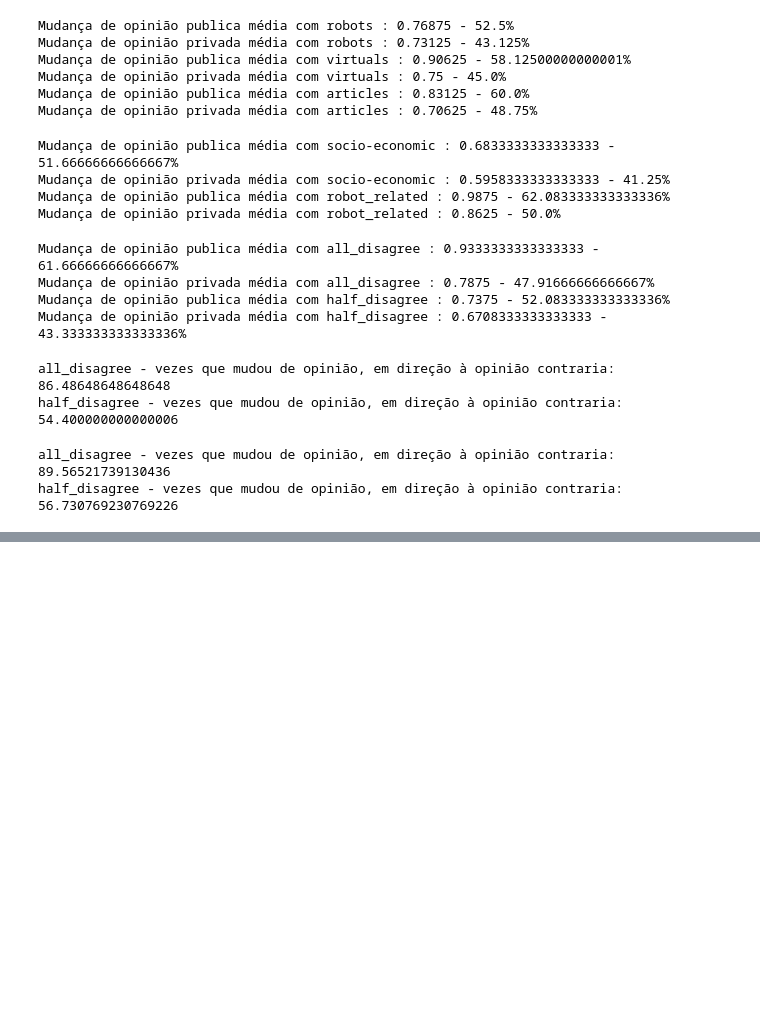
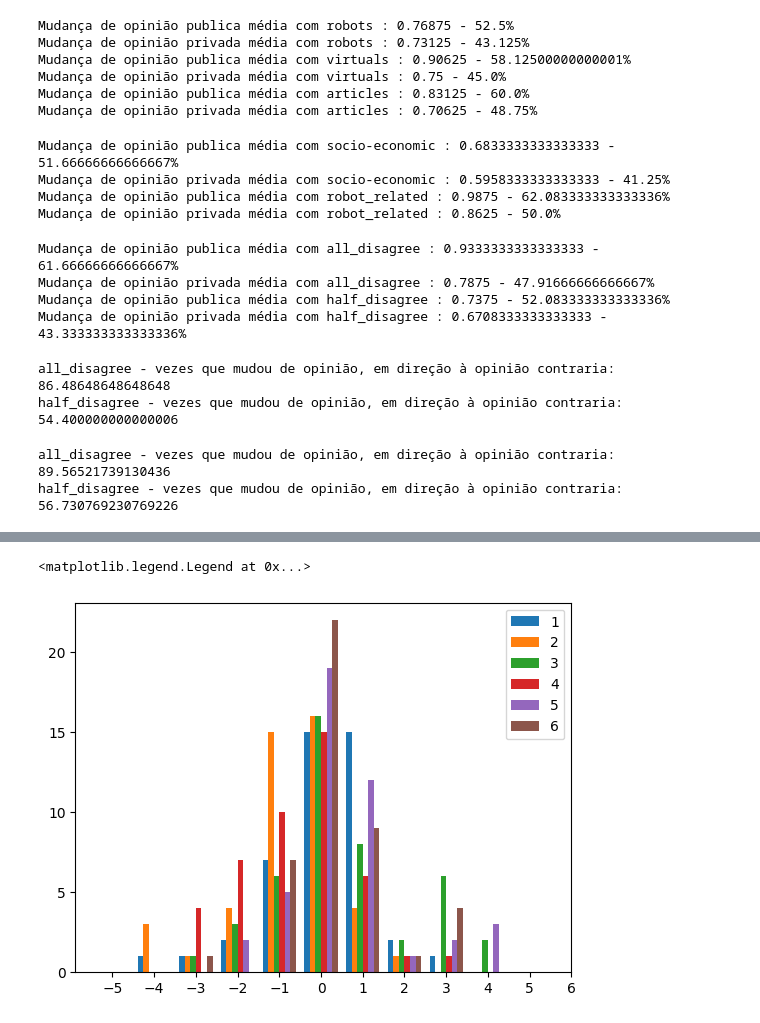
Before and after one commit to joaopereira76/robotsvote-code, a Jupyter notebook: Untitled1.ipynb, the cells around one changed output, grey strips where cells are left out. Cells and saved outputs as stored; diff of their text form; code cells hidden in the pictures; blank space fills up the shorter version.

```diff
--- a/Untitled1.ipynb
+++ b/Untitled1.ipynb
@@ -3829,0 +4088,62 @@ half_disagree - vezes que mudou de opinião, em direção à opinião contraria:
+# %%
+import json
+import pandas as pd
+import numpy as np
+import matplotlib.pyplot as plt
+
+
+with open("./data_final_per_round.json") as f:
+    data = json.load(f)
+
+
+agents = ["robots", "virtuals", "articles"]
+statements = [1, 2, 3, 4, 5, 6]
+
+all_deltas = []
+
+for s in statements:
+
+    delta_agent_pub = []
+    for a in agents:
+        mean_abs_pub = 0
+        mean_abs_priv = 0
+        count_pub = 0
+        count_priv = 0
+        total = 0
+
+        for row in data:
+            if(row["agents"] == a and row["topic"] == "robot_related" and row["statement_id"] == s):
+                total += 1
+                mean_abs_pub += row["delta_pre_public"]
+
+                if(row["statement_id"] == 3 or row["statement_id"] == 5 or row["statement_id"] == 6):
+                    delta_agent_pub.append(-row["delta_pre_public"])
+                else:
+                    delta_agent_pub.append(row["delta_pre_public"])
+
+
+                mean_abs_priv += row["delta_pre_priv"]
+                if(abs(int(row["public"]) - int(row["pre"])) != 0):
+                    count_pub += 1
+                if(abs(int(row["priv"]) - int(row["pre"])) != 0):
+                    count_priv += 1
+
+
+        mean_abs_pub = mean_abs_pub / total
+        mean_abs_priv = mean_abs_priv / total
+
+        print("Agent - " + a)
+        print("Numero total de casos: " + str(total))
+
+        print("Mudança de opinião publica média no statement "+ str(s) +" : " + str(mean_abs_pub) + " - " + str(count_pub/total*100) + "%")
+        print("Mudança de opinião privada média no statement  "+ str(s) +" : " + str(mean_abs_priv) + " - " + str(count_priv/total*100) + "%")
+
+    all_deltas.append(delta_agent_pub)
+
+print(all_deltas)
+
+bins = np.arange(-5.5, 5.5, 1)  # edges: 0.5, 1.5, 2.5, ..., 6.5
+plt.hist(all_deltas, bins=bins, label=["1", "2", "3", "4", "5", "6"])
+plt.xticks([-5, -4, -3, -2, -1, 0, 1, 2, 3, 4, 5, 6])
+plt.legend()
+# %% [output]
@@ -3829,0 +4167,2 @@ half_disagree - vezes que mudou de opinião, em direção à opinião contraria:
+<matplotlib.legend.Legend at 0x...>
+[figure, added]
```
Also changed, not shown: parts of 11 cells of this notebook, 9 other files.
